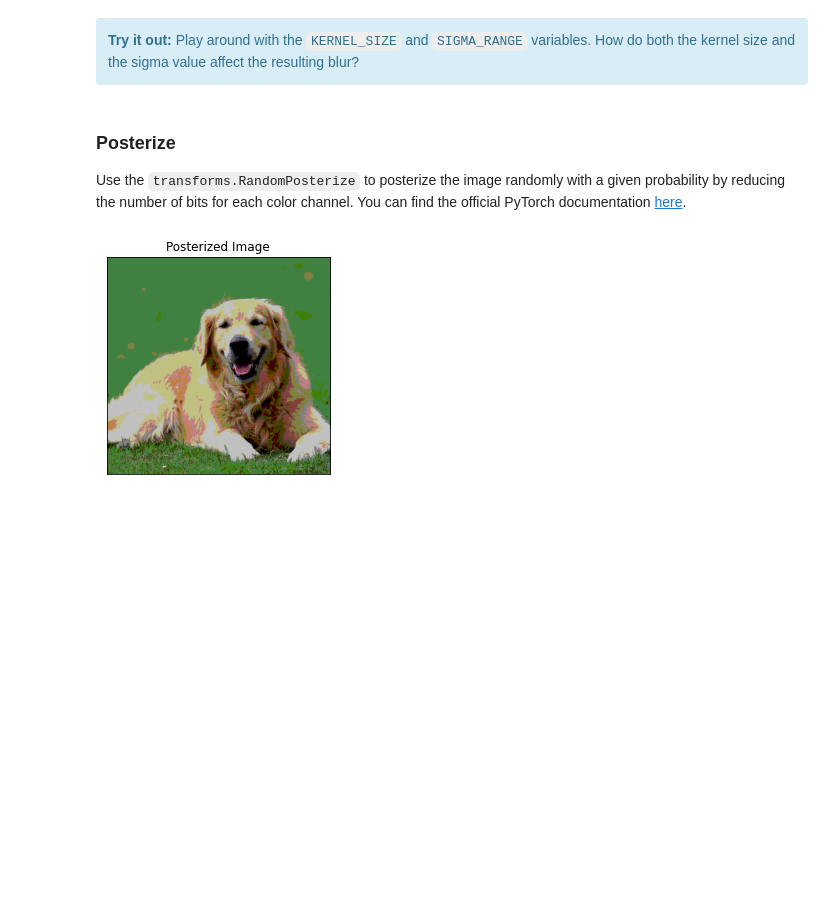
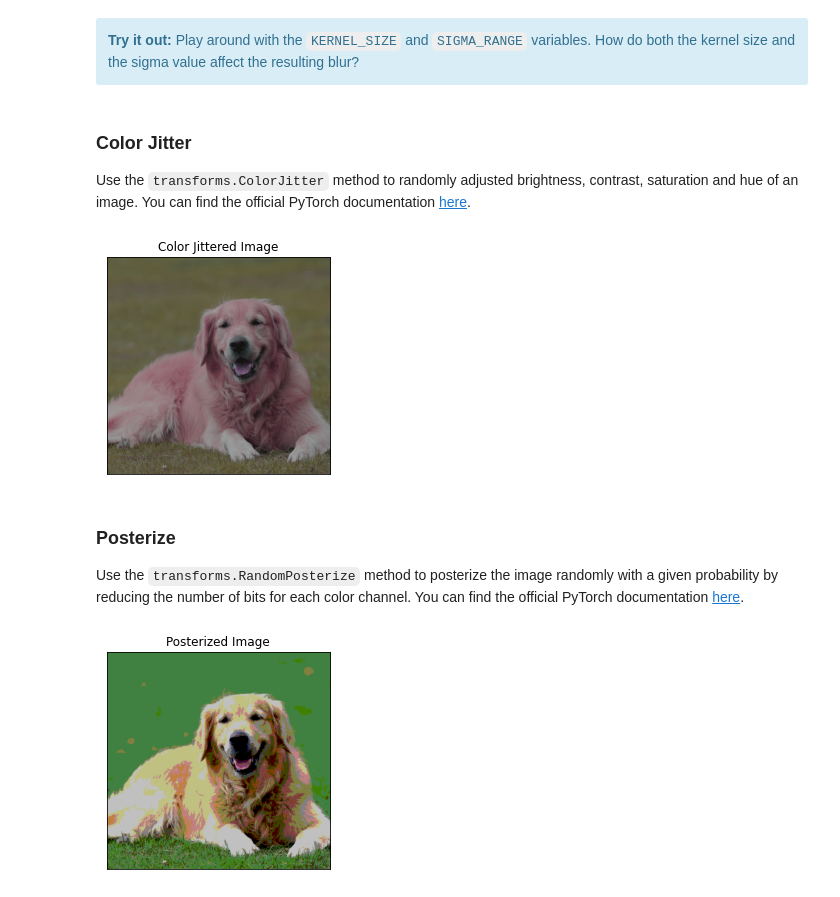
Before and after one commit to willfurtado/cs182demo, a Jupyter notebook: demo9_data_augmentation.ipynb, the cells around one changed output. Cells and saved outputs as stored; diff of their text form; code cells hidden in the pictures; blank space fills up the shorter version.

```diff
--- a/demo9_data_augmentation.ipynb
+++ b/demo9_data_augmentation.ipynb
@@ -148,10 +151,30 @@ plt.title("Blurred Image");
 [figure]
 # %% [markdown]
 <div class="alert alert-info"> <b>Try it out:</b> Play around with the <code>KERNEL_SIZE</code> and <code>SIGMA_RANGE</code> variables. How do both the kernel size and the sigma value affect the resulting blur?</div>
+# %% [markdown]
+### Color Jitter
+
+Use the `transforms.ColorJitter` method to randomly adjusted brightness, contrast, saturation and hue of an image. You can find the official PyTorch documentation [here](https://pytorch.org/vision/main/generated/torchvision.transforms.ColorJitter.html).
+# %%
+# Set ColorJitter parameters
+BRIGHTNESS = 0.5
+CONTRAST = 0.5
+SATURATION = 0.5
+HUE = 0.2
+
+jitter = transforms.ColorJitter(brightness=BRIGHTNESS, contrast=CONTRAST, saturation=SATURATION, hue=HUE)
+dog_jittered = jitter(dog.permute(2,0,1)).permute(1,2,0)
+
+plt.imshow(dog_jittered);
+plt.xticks([])
+plt.yticks([])
+plt.title("Color Jittered Image");
+# %% [output]
+[figure, added]
 # %% [markdown]
 ### Posterize
 
-Use the `transforms.RandomPosterize` to posterize the image randomly with a given probability by reducing the number of bits for each color channel. You can find the official PyTorch documentation [here](https://pytorch.org/vision/main/generated/torchvision.transforms.RandomPosterize.html).
+Use the `transforms.RandomPosterize` method to posterize the image randomly with a given probability by reducing the number of bits for each color channel. You can find the official PyTorch documentation [here](https://pytorch.org/vision/main/generated/torchvision.transforms.RandomPosterize.html).
 # %%
 # Set the posterizing parameters
 BITS = 2
```
Also changed, not shown: parts of 8 cells of this notebook.
